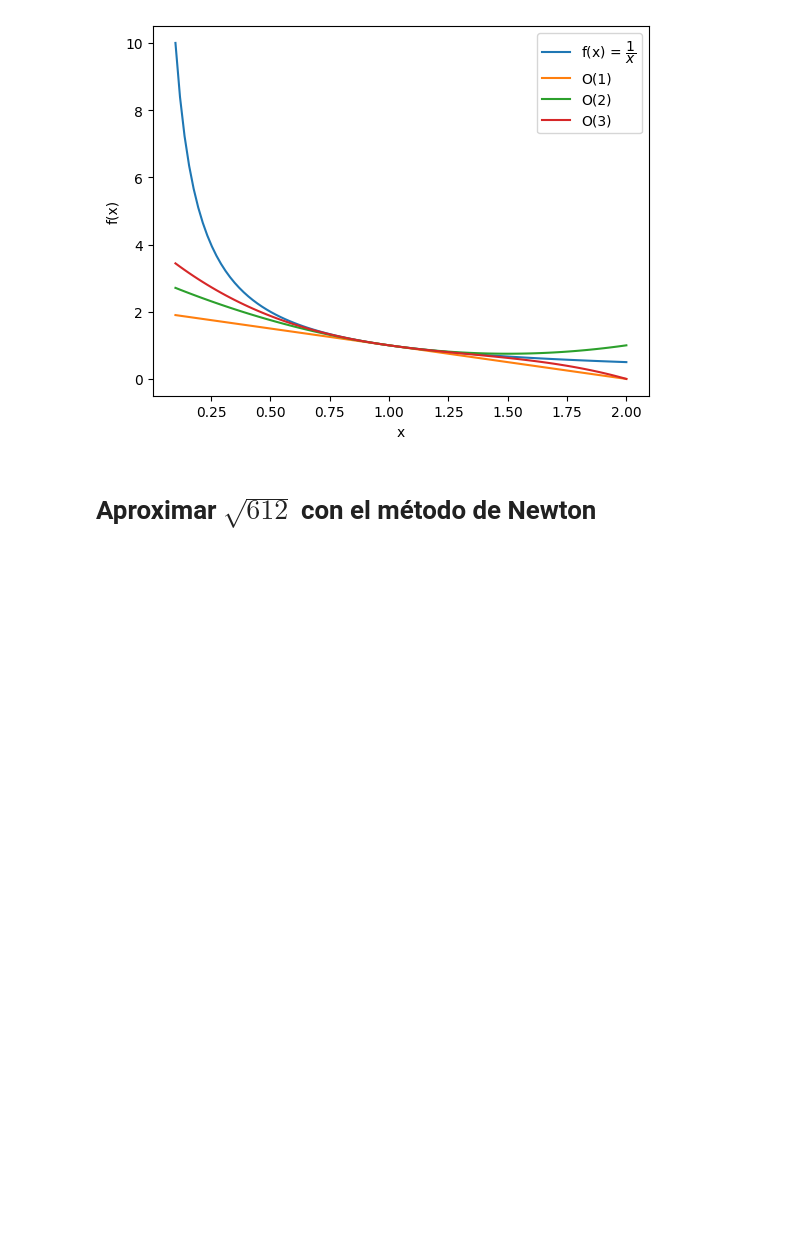
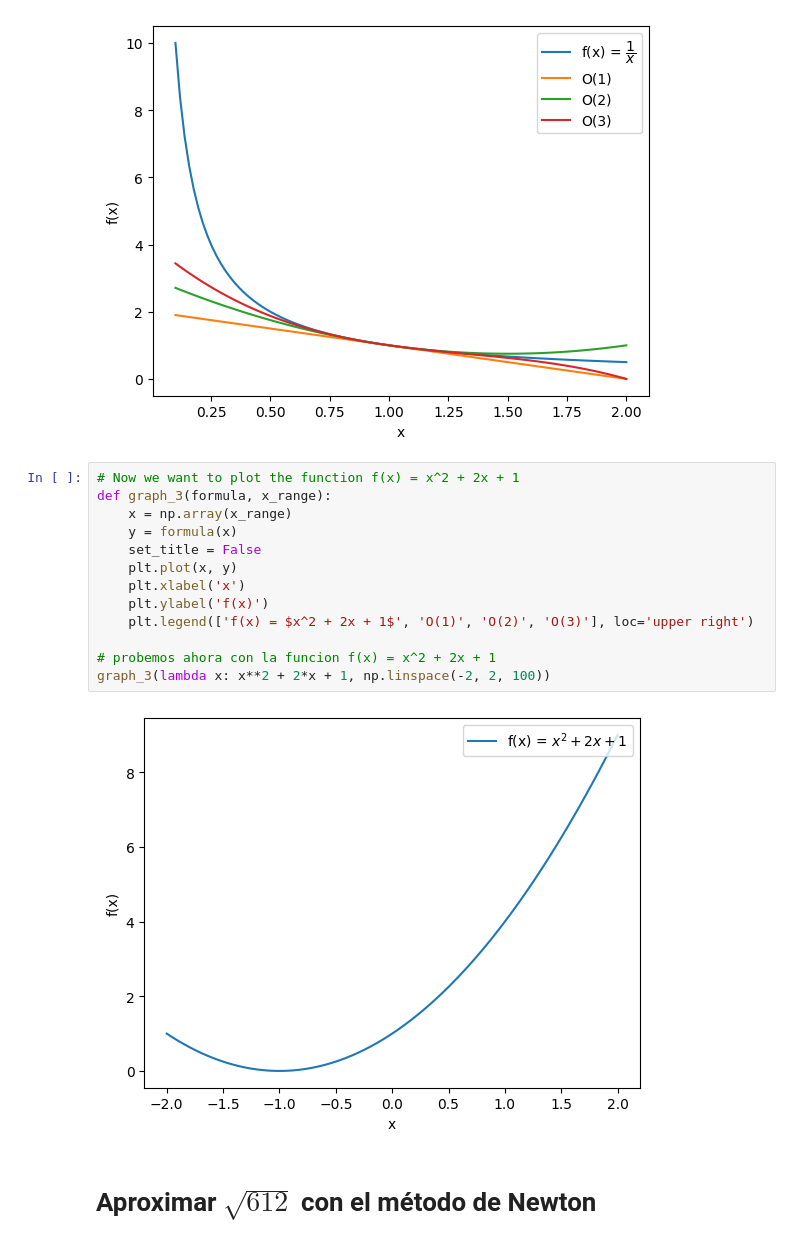
Before and after one commit to JsebastianUVPRQ/classical_trajectory, a Jupyter notebook: Semana_25_agosto/Análisis Numérico de Series de Taylor metodo de Newton.ipynb, the cells around one changed output. Drawn from its saved outputs; the diff is of its cells as text; blank space fills up the shorter version.

```diff
--- a/Semana_25_agosto/Análisis Numérico de Series de Taylor metodo de Newton.ipynb
+++ b/Semana_25_agosto/Análisis Numérico de Series de Taylor metodo de Newton.ipynb
@@ -45,6 +45,21 @@ graph_2(lambda x: 1 - (x-1) + (x-1)**2, np.linspace(0.1, 2, 100))
 graph_2(lambda x: 1 - (x-1) + (x-1)**2 - (x-1)**3, np.linspace(0.1, 2, 100))
 # %% [output]
 [figure]
+# %%
+# Now we want to plot the function f(x) = x^2 + 2x + 1
+def graph_3(formula, x_range):
+    x = np.array(x_range)
+    y = formula(x)
+    set_title = False
+    plt.plot(x, y)
+    plt.xlabel('x')
+    plt.ylabel('f(x)')
+    plt.legend(['f(x) = $x^2 + 2x + 1$', 'O(1)', 'O(2)', 'O(3)'], loc='upper right')
+
+# probemos ahora con la funcion f(x) = x^2 + 2x + 1
+graph_3(lambda x: x**2 + 2*x + 1, np.linspace(-2, 2, 100))
+# %% [output]
+[figure, added]
 # %% [markdown]
 # Aproximar $\sqrt{612}$ con el método de Newton
 # %%
```
